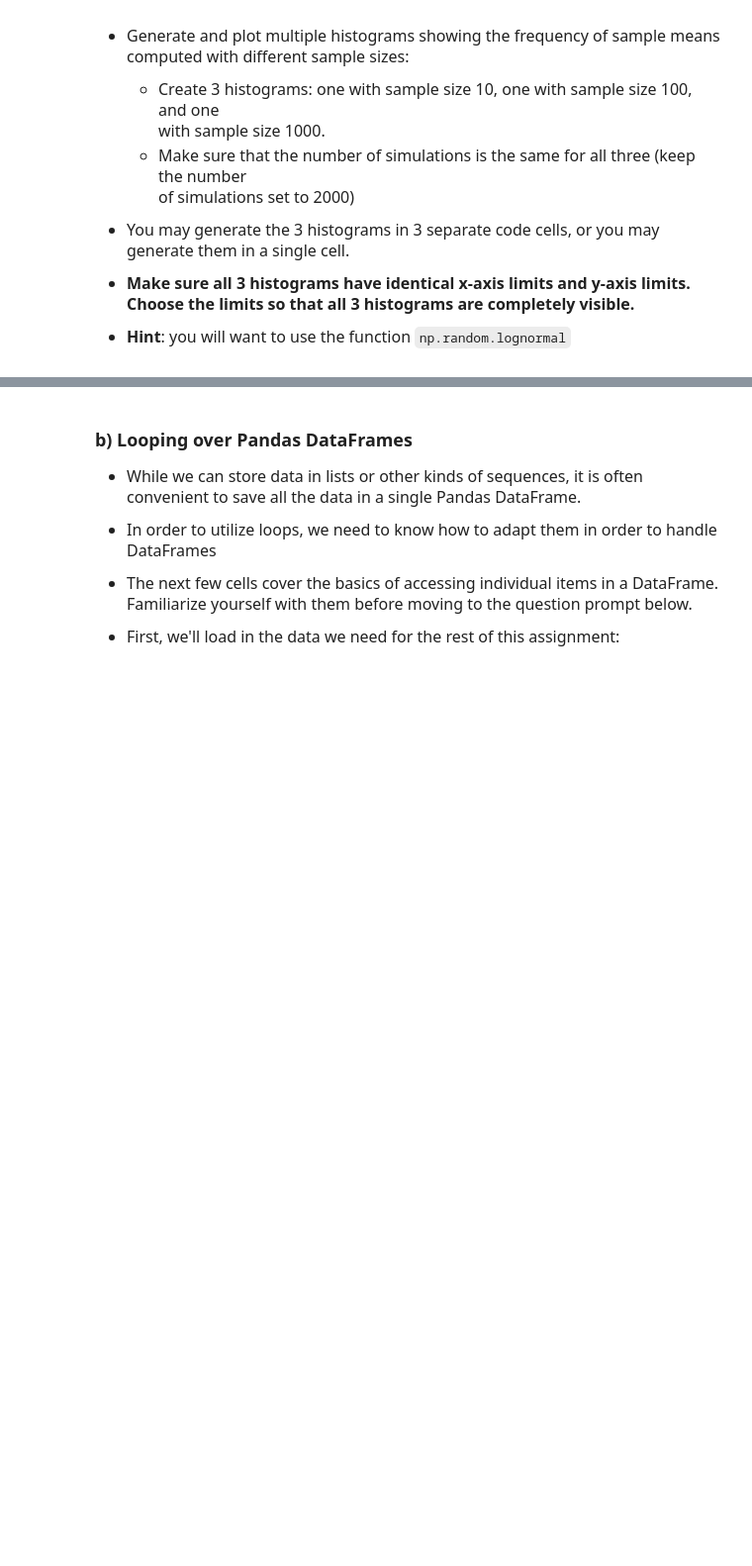
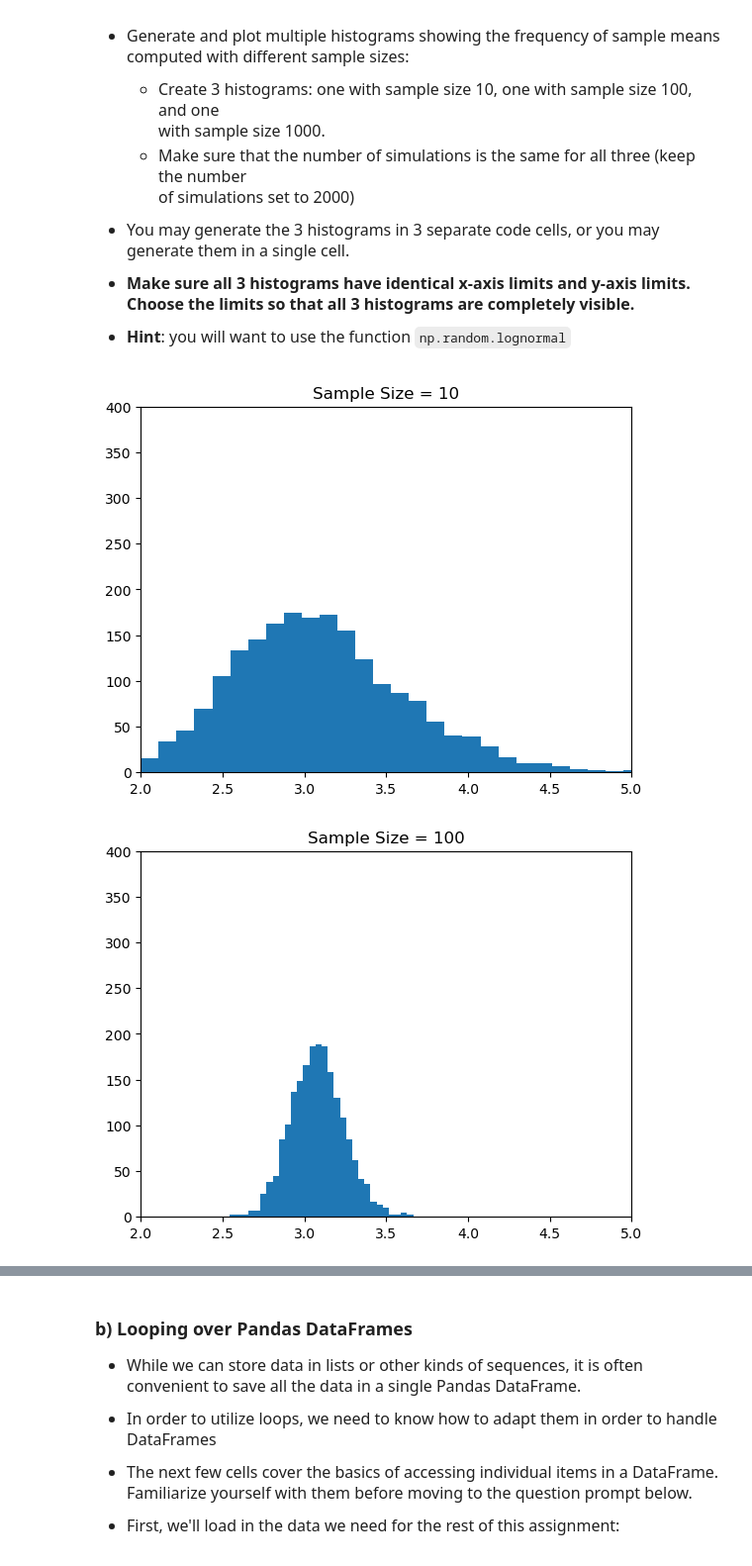
Before and after one commit to BryanaM27/datasci151spring2026, a Jupyter notebook: _assignments/assignment_5/Assignment5.ipynb, the cells around one changed output, grey strips where cells are left out. Shown at 99% size. Cells and saved outputs as stored; diff of their text form; code cells hidden in the pictures; blank space fills up the shorter version.

```diff
--- a/_assignments/assignment_5/Assignment5.ipynb
+++ b/_assignments/assignment_5/Assignment5.ipynb
@@ -50,29 +50,60 @@ import matplotlib.pyplot as plt
 # %%
 # complete the code
 
 # you can do the problem in one code cell, or you can handle each sample size in a separate cell.
+u = 1
+sigma = 0.5
 
 ########### Sample Size 10
-
 np.random.seed(1234) # set the seed for reproducibility
 num_simulations = 2000
 
+means_10 = []
+
+for i in range(num_simulations):
+    sample = np.random.lognormal(u, sigma, 10)
+    means_10.append(np.mean(sample))
+
 # perform simulations, create histogram
-
-
+plt.hist(means_10, bins=30)
+plt.title("Sample Size = 10")
+plt.xlim(2,5)
+plt.ylim(0,400)
+plt.show()
 
 ########### Sample Size 100
-
 np.random.seed(1234) # set the seed for reproducibility
 num_simulations = 2000
 
+means_100 = []
+
+for i in range(num_simulations):
+    sample = np.random.lognormal(u, sigma, 100)
+    means_100.append(np.mean(sample))
+
 # perform simulations, create histogram
-
-
+plt.hist(means_100, bins=30)
+plt.title("Sample Size = 100")
+plt.xlim(2,5)
+plt.ylim(0,400)
+plt.show()
 
 ########### Sample Size 1000
-
 np.random.seed(1234) # set the seed for reproducibility
 num_simulations = 2000
 
+means_1000 = []
+
+for i in range(num_simulations):
+    sample = np.random.lognormal(u, sigma, 1000)
+    means_1000.append(np.mean(sample))
+
 # perform simulations, create histogram
+plt.hist(means_1000, bins=30)
+plt.title("Sample Size = 1000")
+plt.xlim(2,5)
+plt.ylim(0,400)
+plt.show()
+# %% [output]
+[figure, added]
+[figure, added]
```
Also changed, not shown: parts of 1 cell of this notebook.
